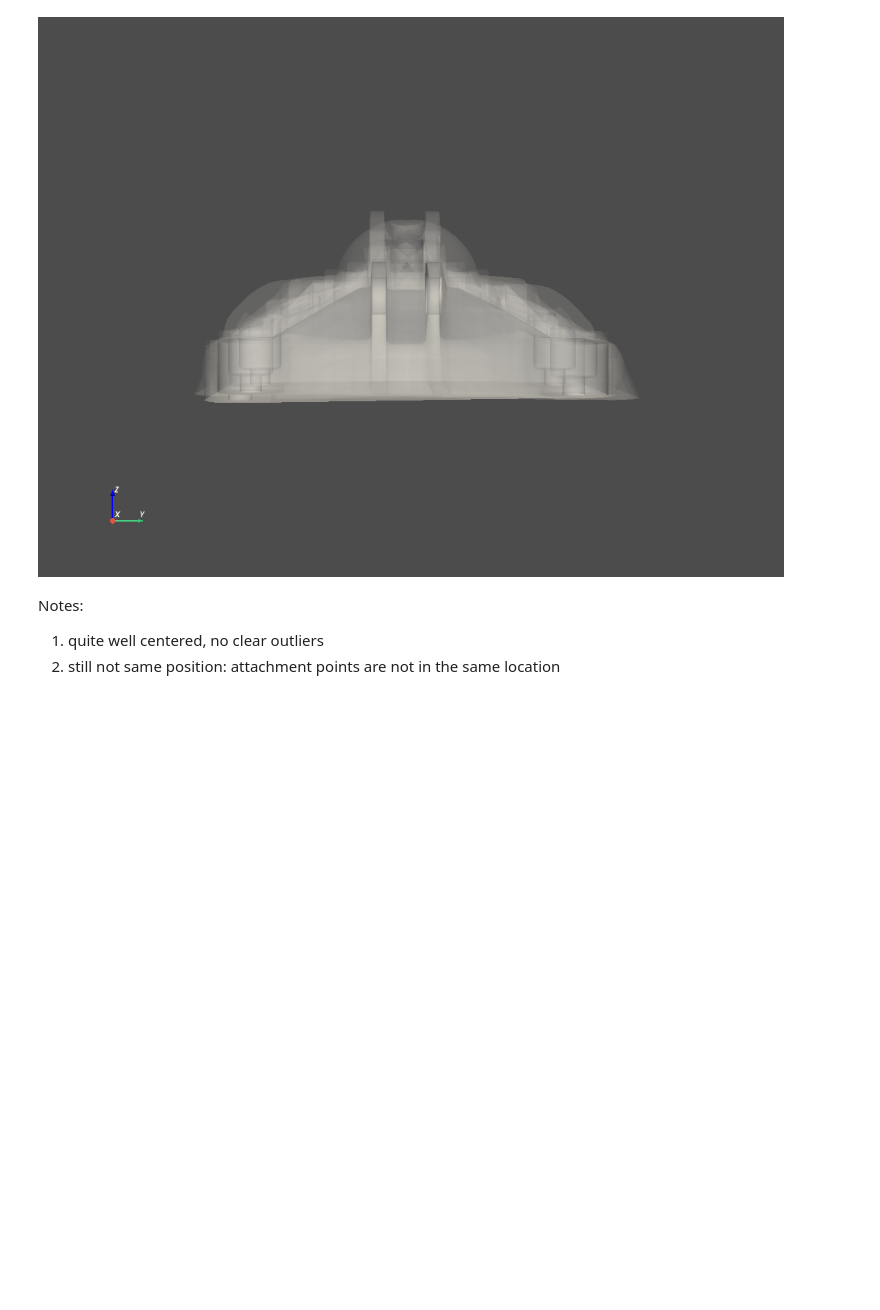
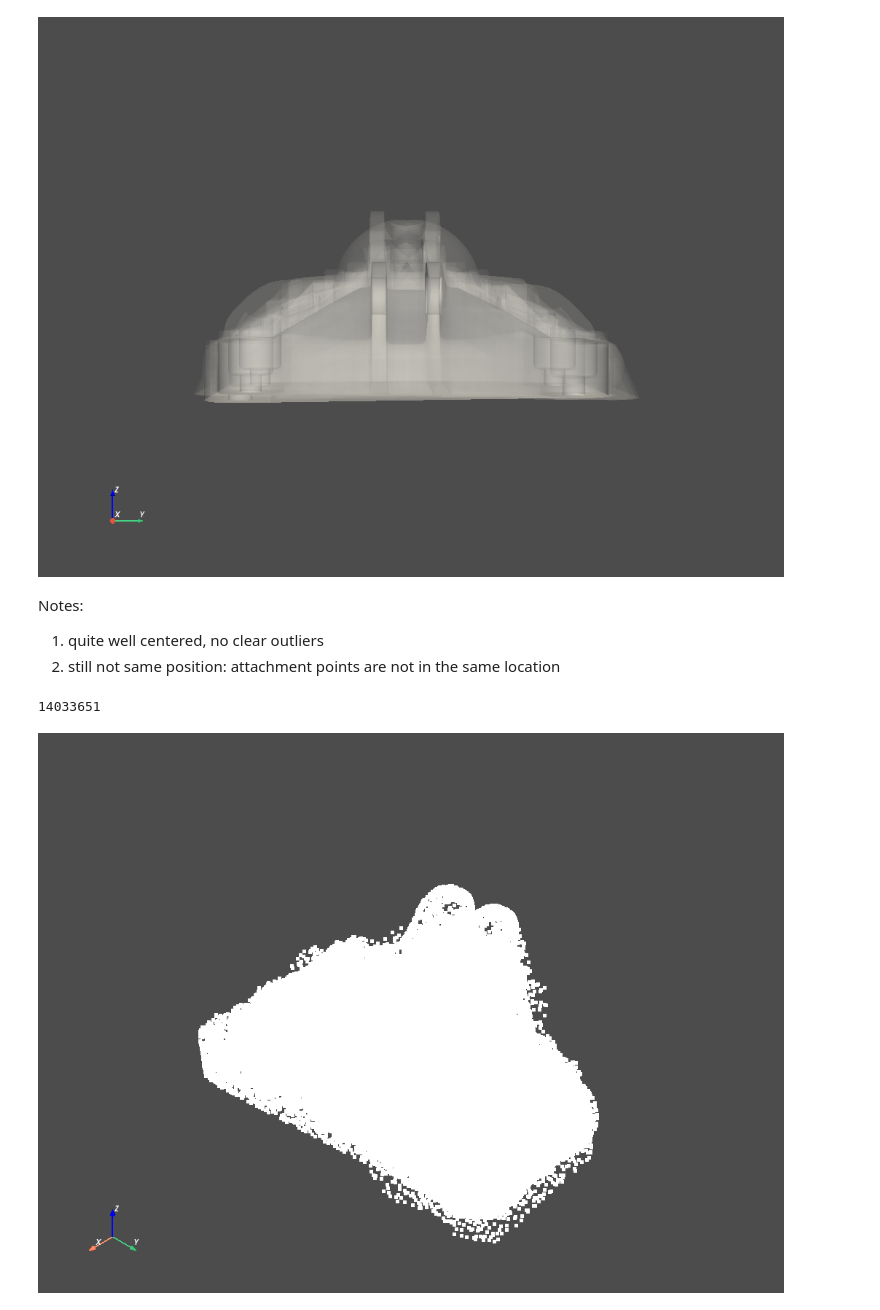
Before and after one commit to mkskalai/simjeb-optimization, a Jupyter notebook: explore_geometry.ipynb, the cells around one changed output. Saved outputs shown, nothing was run; the diff lists cells and outputs as text; code cells hidden in the pictures; blank space fills up the shorter version.

Commit message:
get dataset pointcoud

```diff
--- a/explore_geometry.ipynb
+++ b/explore_geometry.ipynb
@@ -71,3 +71,52 @@ for view in ["xy", "xz", "yz"]:
 Notes:
 1. quite well centered, no clear outliers
 2. still not same position: attachment points are not in the same location
+# %%
+points = []
+for path in tqdm(paths):
+    mesh = pv.read(path)
+    points.append(mesh.points)
+points = np.vstack(points)
+# %%
+pv_points = pv.PolyData(points)
+pv_points.save(data_dir / "SimJEB_metadata" / "all_points.vtk")
+# %%
+len(pv_points.points)
+# %% [output]
+14033651
+# %%
+def random_downsample_pointcloud(pointcloud, target_num_points):
+    """
+    Randomly downsample a PyVista point cloud to a specified number of points.
+
+    Parameters:
+    - pointcloud (pyvista.PolyData): Input point cloud.
+    - target_num_points (int): Target number of points in the downsampled point cloud.
+
+    Returns:
+    - pyvista.PolyData: Downsampled point cloud.
+    """
+    # Get the number of points in the original point cloud
+    total_points = pointcloud.n_points
+
+    # Check if the target number of points is greater than the total number of points
+    if target_num_points >= total_points:
+        return pointcloud  # No downsampling needed
+
+    # Generate random indices for the downsampled point cloud
+    random_indices = np.random.choice(total_points, size=target_num_points, replace=False)
+
+    # Extract the selected points from the original point cloud
+    downsampled_points = pointcloud.points[random_indices]
+
+    # Create a new PyVista point cloud with the downsampled points
+    downsampled_pointcloud = pv.PolyData(downsampled_points)
+
+    return downsampled_pointcloud
+# %%
+pv_points_downsample = random_downsample_pointcloud(pv_points, 2000000)
+pv_points_downsample.save(data_dir / "SimJEB_metadata" / "all_points_2M.vtk")
+# %%
+pv_points_downsample.plot()
+# %% [output]
+[figure, added]
```
